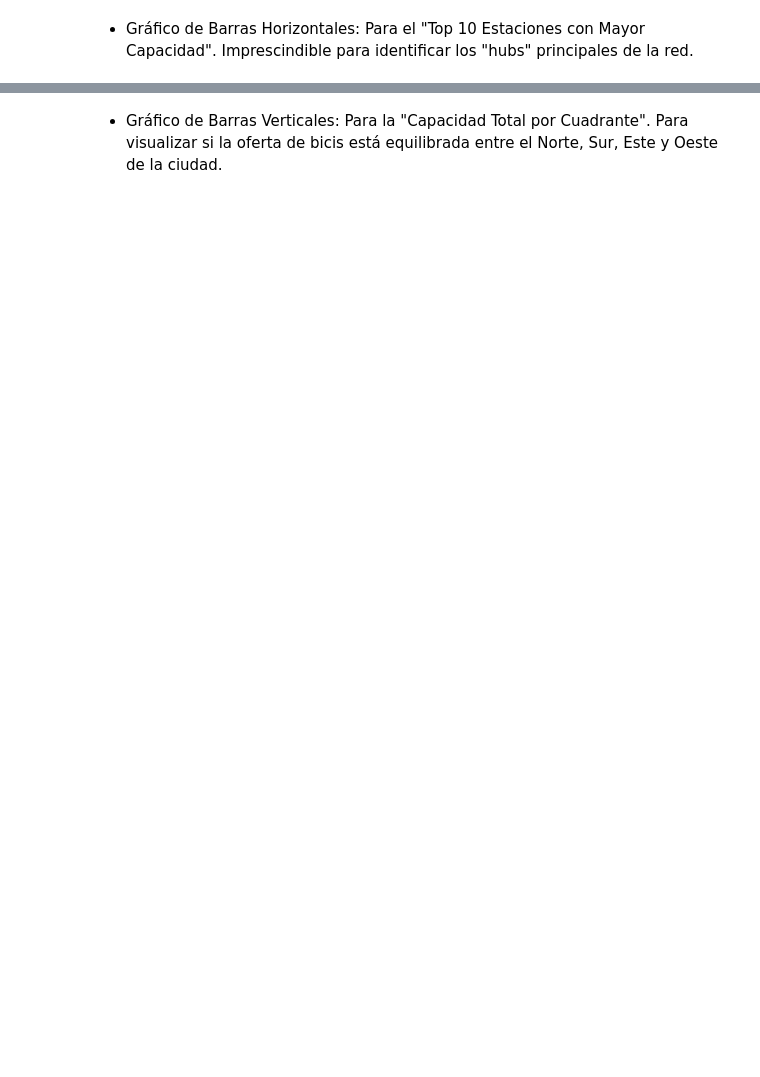
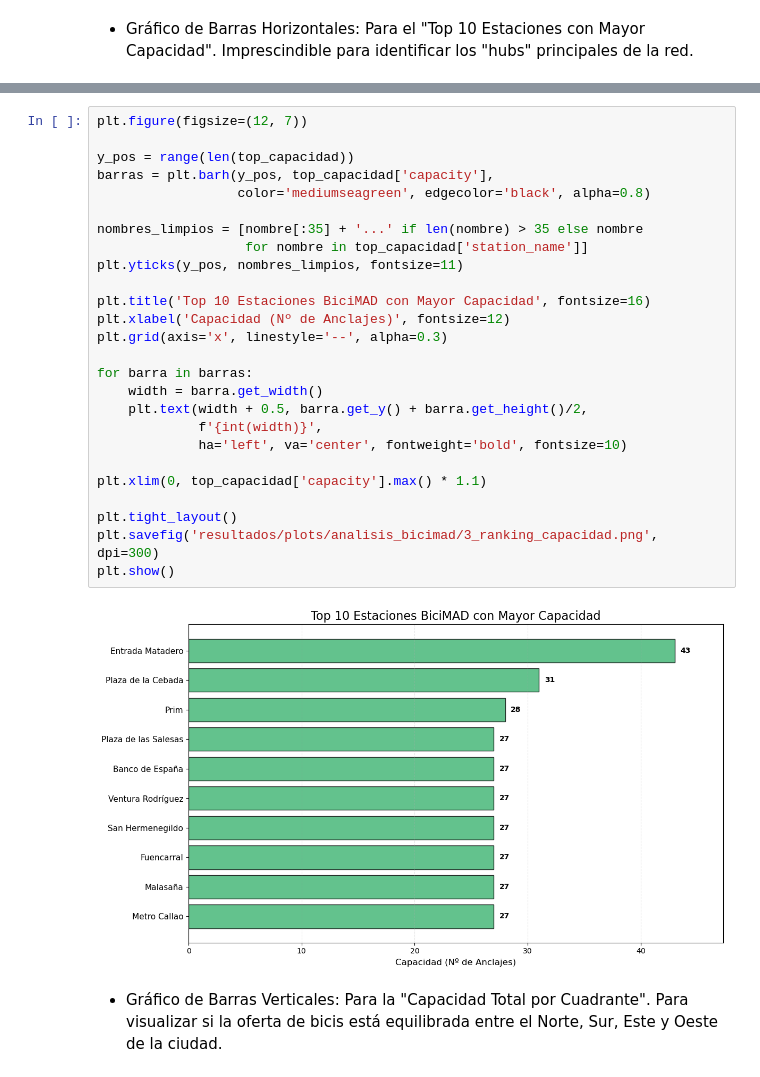
Before and after one commit to moniquescz/PRVD, a Jupyter notebook: Proyecto profe 1/analisis_datos.ipynb, the cells around one changed output, grey strips where cells are left out. Saved outputs shown, nothing was run; the diff lists cells and outputs as text; blank space fills up the shorter version.

```diff
--- a/Proyecto profe 1/analisis_datos.ipynb
+++ b/Proyecto profe 1/analisis_datos.ipynb
@@ -991,2 +987,30 @@ plt.show()
+# %%
+plt.figure(figsize=(12, 7))
+
+y_pos = range(len(top_capacidad))
+barras = plt.barh(y_pos, top_capacidad['capacity'],
+                  color='mediumseagreen', edgecolor='black', alpha=0.8)
+
+nombres_limpios = [nombre[:35] + '...' if len(nombre) > 35 else nombre
+                   for nombre in top_capacidad['station_name']]
+plt.yticks(y_pos, nombres_limpios, fontsize=11)
+
+plt.title('Top 10 Estaciones BiciMAD con Mayor Capacidad', fontsize=16)
+plt.xlabel('Capacidad (Nº de Anclajes)', fontsize=12)
+plt.grid(axis='x', linestyle='--', alpha=0.3)
+
+for barra in barras:
+    width = barra.get_width()
+    plt.text(width + 0.5, barra.get_y() + barra.get_height()/2,
+             f'{int(width)}',
+             ha='left', va='center', fontweight='bold', fontsize=10)
+
+plt.xlim(0, top_capacidad['capacity'].max() * 1.1)
+
+plt.tight_layout()
+plt.savefig('resultados/plots/analisis_bicimad/3_ranking_capacidad.png', dpi=300)
+plt.show()
+# %% [output]
+[figure, added]
 # %% [markdown]
 - Gráfico de Barras Verticales: Para la "Capacidad Total por Cuadrante". Para visualizar si la oferta de bicis está equilibrada entre el Norte, Sur, Este y Oeste de la ciudad.
```
Also changed, not shown: parts of 7 cells of this notebook, 10 other files.
